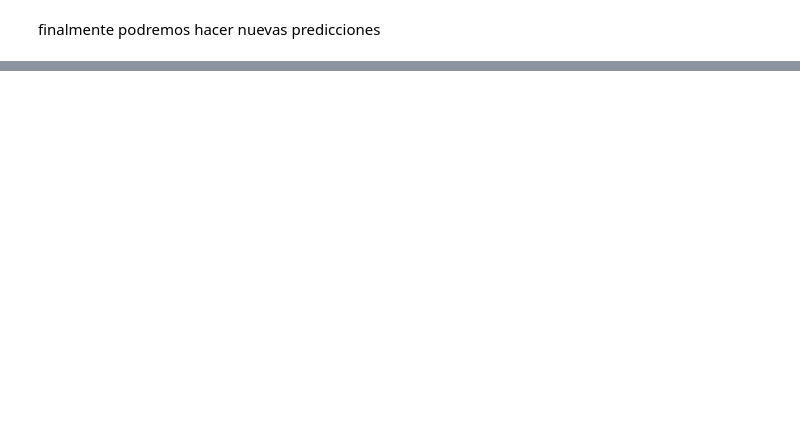
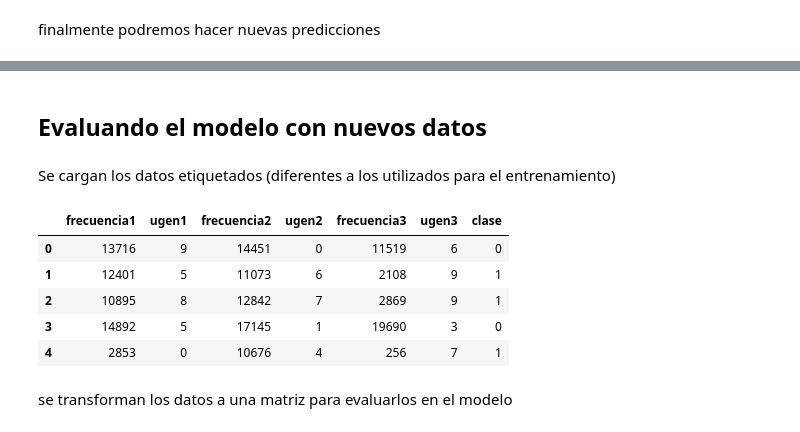
Before and after one commit to valcar95/proyectomodelos, a Jupyter notebook: modeloDeClasificacion.ipynb, the cells around one changed output, grey strips where cells are left out. Saved outputs shown, nothing was run; the diff lists cells and outputs as text; code cells hidden in the pictures; blank space fills up the shorter version.

```diff
--- a/modeloDeClasificacion.ipynb
+++ b/modeloDeClasificacion.ipynb
@@ -197,0 +192,16 @@ with tf.Session() as sess:
+# %% [markdown]
+## Evaluando el modelo con nuevos datos
+# %% [markdown]
+Se cargan los datos etiquetados (diferentes a los utilizados para el entrenamiento)
+# %%
+datasetPrueba = pd.read_csv('sonidosEtiquetadosPrueba.csv')
+datasetPrueba.head()
+# %% [output]
+|  | frecuencia1 | ugen1 | frecuencia2 | ugen2 | frecuencia3 | ugen3 | clase |
+| 0 | 13716 | 9 | 14451 | 0 | 11519 | 6 | 0 |
+| 1 | 12401 | 5 | 11073 | 6 | 2108 | 9 | 1 |
+| 2 | 10895 | 8 | 12842 | 7 | 2869 | 9 | 1 |
+| 3 | 14892 | 5 | 17145 | 1 | 19690 | 3 | 0 |
+| 4 | 2853 | 0 | 10676 | 4 | 256 | 7 | 1 |
+# %% [markdown]
+se transforman los datos a una matriz para evaluarlos en el modelo
```
Also changed, not shown: parts of 13 cells of this notebook, 5 other files.
